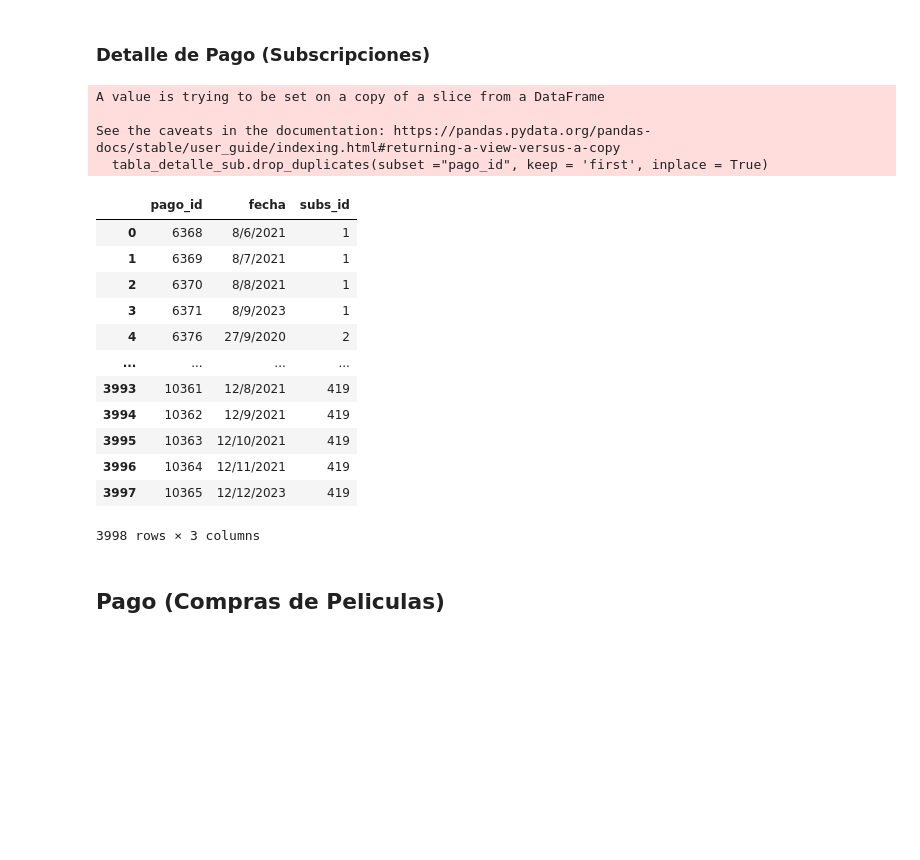
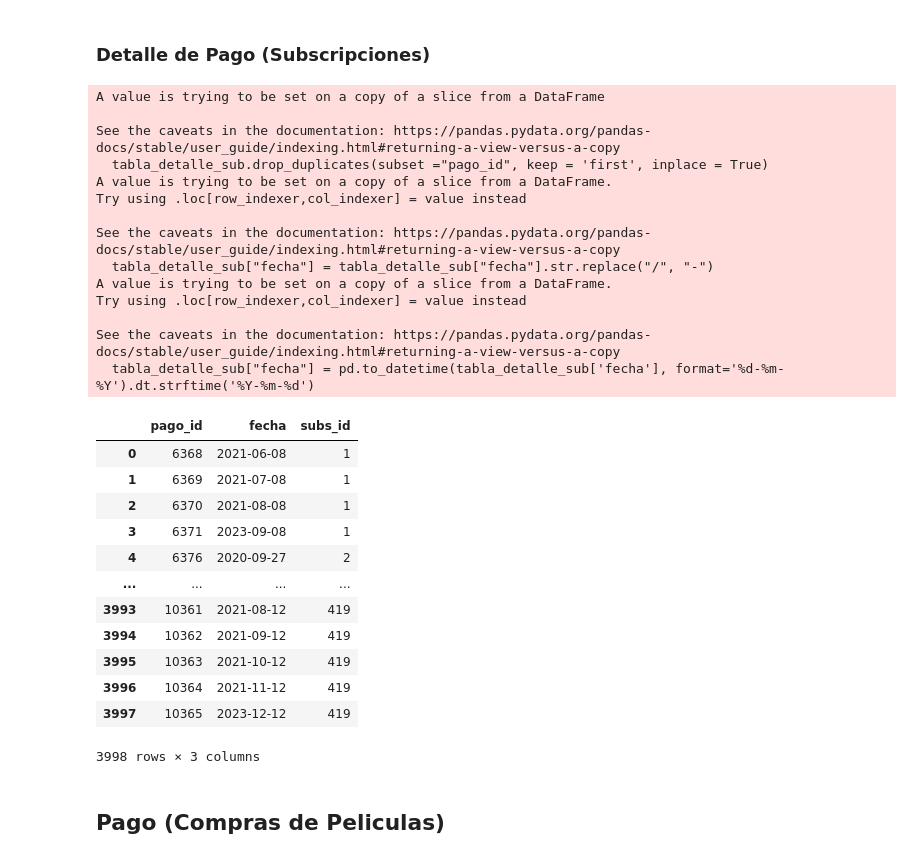
Before and after one commit to VicenteGarayR/Gatos-de-base, a Jupyter notebook: Entrega3/CSV/data_impar.ipynb, the cells around one changed output. Drawn from its saved outputs; the diff is of its cells as text; code cells hidden in the pictures; blank space fills up the shorter version.

```diff
--- a/Entrega3/CSV/data_impar.ipynb
+++ b/Entrega3/CSV/data_impar.ipynb
@@ -358,24 +358,36 @@ See the caveats in the documentation: https://pandas.pydata.org/pandas-docs/stab
 # %%
 tabla_detalle_sub = pago_sub[['pago_id', 'fecha', 'subs_id']]
 tabla_detalle_sub.drop_duplicates(subset ="pago_id", keep = 'first', inplace = True)
+tabla_detalle_sub["fecha"] = tabla_detalle_sub["fecha"].str.replace("/", "-")
+tabla_detalle_sub["fecha"] = pd.to_datetime(tabla_detalle_sub['fecha'], format='%d-%m-%Y').dt.strftime('%Y-%m-%d')
 tabla_detalle_sub #PK: pago_id
 # %% [output]
 A value is trying to be set on a copy of a slice from a DataFrame
 
 See the caveats in the documentation: https://pandas.pydata.org/pandas-docs/stable/user_guide/indexing.html#returning-a-view-versus-a-copy
   tabla_detalle_sub.drop_duplicates(subset ="pago_id", keep = 'first', inplace = True)
+A value is trying to be set on a copy of a slice from a DataFrame.
+Try using .loc[row_indexer,col_indexer] = value instead
+
+See the caveats in the documentation: https://pandas.pydata.org/pandas-docs/stable/user_guide/indexing.html#returning-a-view-versus-a-copy
+  tabla_detalle_sub["fecha"] = tabla_detalle_sub["fecha"].str.replace("/", "-")
+A value is trying to be set on a copy of a slice from a DataFrame.
+Try using .loc[row_indexer,col_indexer] = value instead
+
+See the caveats in the documentation: https://pandas.pydata.org/pandas-docs/stable/user_guide/indexing.html#returning-a-view-versus-a-copy
+  tabla_detalle_sub["fecha"] = pd.to_datetime(tabla_detalle_sub['fecha'], format='%d-%m-%Y').dt.strftime('%Y-%m-%d')
 |  | pago_id | fecha | subs_id |
-| 0 | 6368 | 8/6/2021 | 1 |
-| 1 | 6369 | 8/7/2021 | 1 |
-| 2 | 6370 | 8/8/2021 | 1 |
-| 3 | 6371 | 8/9/2023 | 1 |
-| 4 | 6376 | 27/9/2020 | 2 |
+| 0 | 6368 | 2021-06-08 | 1 |
+| 1 | 6369 | 2021-07-08 | 1 |
+| 2 | 6370 | 2021-08-08 | 1 |
+| 3 | 6371 | 2023-09-08 | 1 |
+| 4 | 6376 | 2020-09-27 | 2 |
 | ... | ... | ... | ... |
-| 3993 | 10361 | 12/8/2021 | 419 |
-| 3994 | 10362 | 12/9/2021 | 419 |
-| 3995 | 10363 | 12/10/2021 | 419 |
-| 3996 | 10364 | 12/11/2021 | 419 |
-| 3997 | 10365 | 12/12/2023 | 419 |
+| 3993 | 10361 | 2021-08-12 | 419 |
+| 3994 | 10362 | 2021-09-12 | 419 |
+| 3995 | 10363 | 2021-10-12 | 419 |
+| 3996 | 10364 | 2021-11-12 | 419 |
+| 3997 | 10365 | 2023-12-12 | 419 |
 3998 rows × 3 columns
 # %% [markdown]
 ## Pago (Compras de Peliculas)
```
Also changed, not shown: parts of 12 cells of this notebook, 19 other files.
